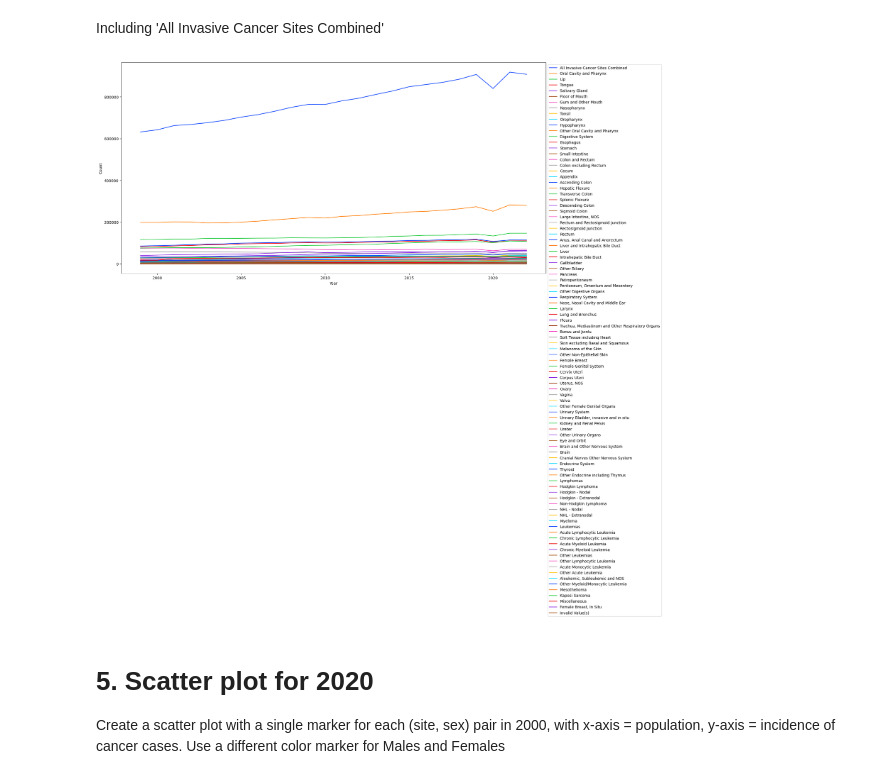
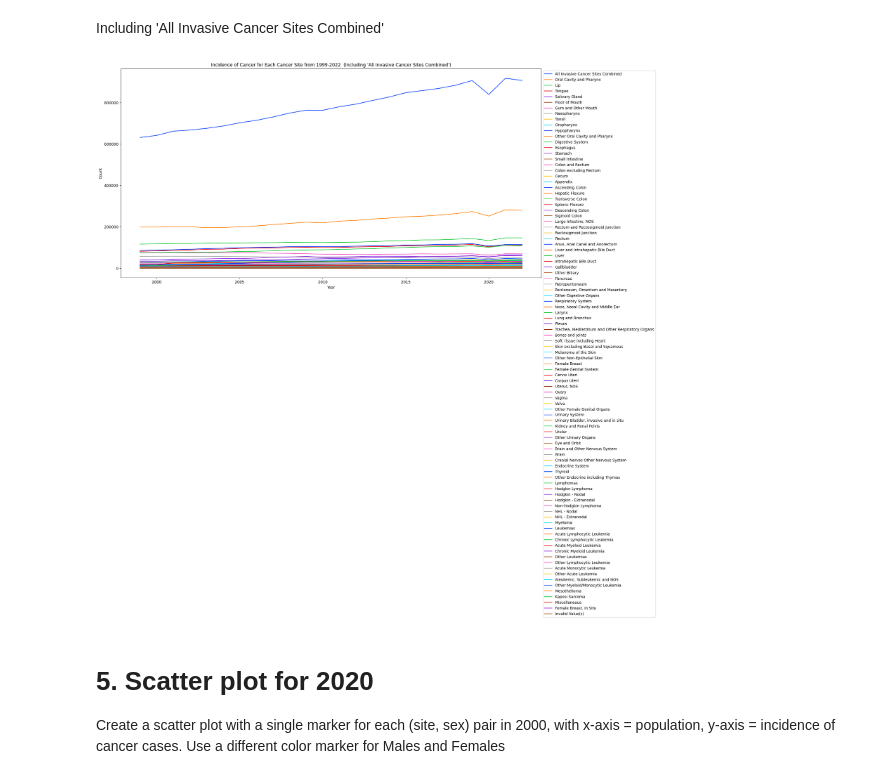
Before and after one commit to robinphurtado/Assignment1, a Jupyter notebook: notebooks/assignment1-1.ipynb, the cells around one changed output. Drawn from its saved outputs; the diff is of its cells as text; code cells hidden in the pictures.

```diff
--- a/notebooks/assignment1-1.ipynb
+++ b/notebooks/assignment1-1.ipynb
@@ -273,12 +261,13 @@ Including 'All Invasive Cancer Sites Combined'
 # %%
 
 plt.figure(figsize=(20.0, 10.0))
 sns.lineplot(data = df_cancer_females, x= 'Year', y= 'Count', hue = 'Cancer Sites', palette= 'bright')
 # default legend location covered the plot.  moving outside of plot
+plt.title("Incidence of Cancer for Each Cancer Site from 1999-2022  (Including 'All Invasive Cancer Sites Combined')")
 plt.legend(loc='upper left', bbox_to_anchor=(1, 1))
 plt.show()
 # %% [output]
-[figure, old version]
+[figure, new version]
 # %% [markdown]
 # 5. Scatter plot for 2020
 
```
Also changed, not shown: parts of 7 cells of this notebook.
